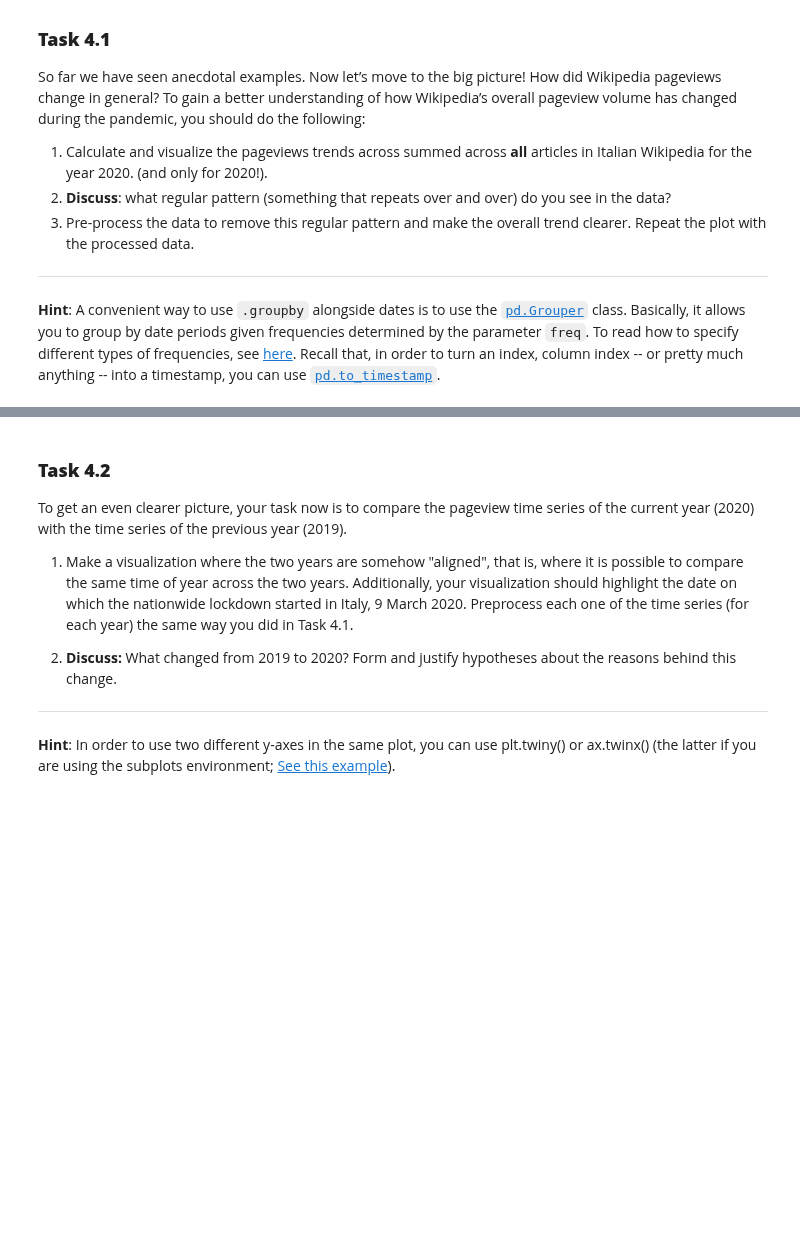
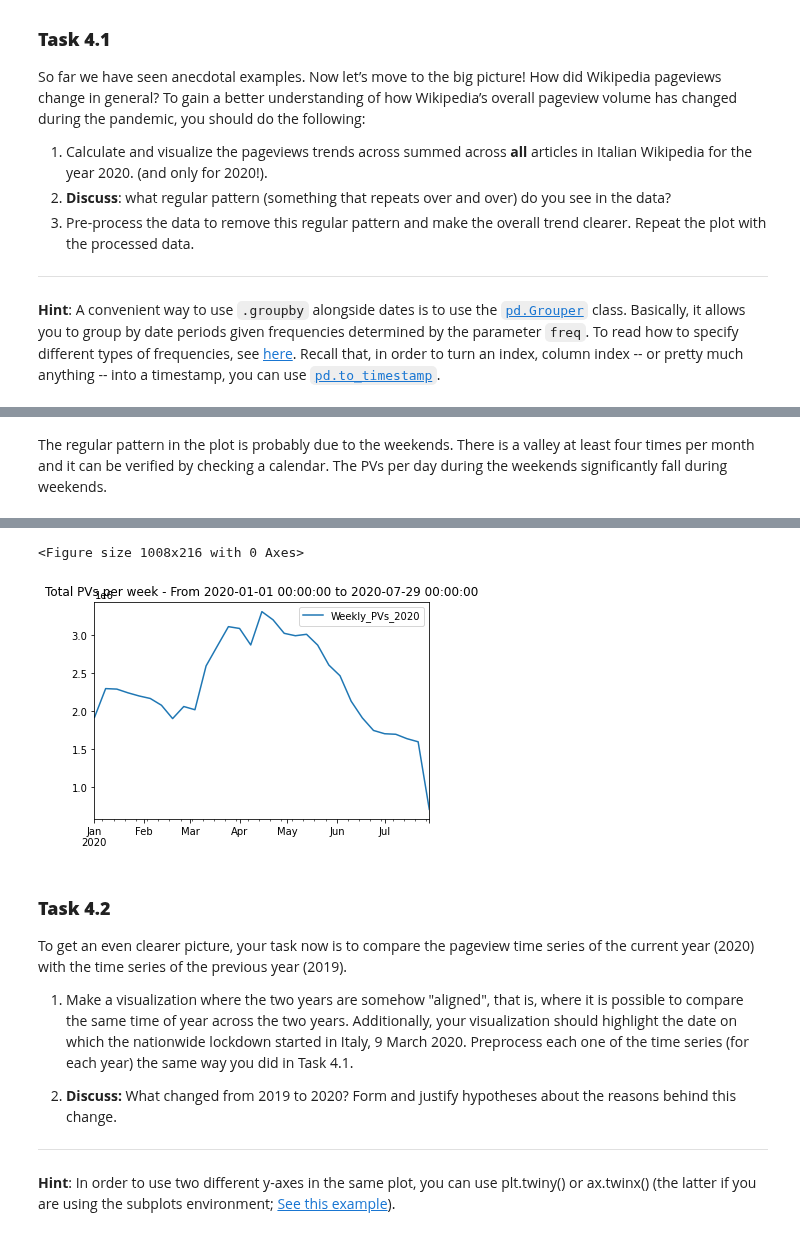
Before and after one commit to emarazz/ada_2020, a Jupyter notebook: Homework/01 - Pandas Data Wrangling and Data Viz/hw1.ipynb, the cells around one changed output, grey strips where cells are left out. Drawn from its saved outputs; the diff is of its cells as text; code cells hidden in the pictures; blank space fills up the shorter version.

```diff
--- a/Homework/01 - Pandas Data Wrangling and Data Viz/hw1.ipynb
+++ b/Homework/01 - Pandas Data Wrangling and Data Viz/hw1.ipynb
@@ -482,0 +471,12 @@ plt.figure(figsize=(14,3)) # change this if needed
+# %% [markdown]
+The regular pattern in the plot is probably due to the weekends. There is a valley at least four times per month and it can be verified by checking a calendar. The PVs per day during the weekends significantly fall during weekends.
+# %%
+plt.figure(figsize=(14,3)) # change this if needed
+
+### ~ 4.1.3
+# Plot the average PVs per week
+data_articles4_1 = data_articles4_1.groupby(pd.Grouper(freq='7D')).sum()
+data_articles4_1 = data_articles4_1.rename(columns={'Daily_PVs_2020':'Weekly_PVs_2020'})
+data_articles4_1.plot(y='Weekly_PVs_2020',title='Total PVs per week - From {} to {}'.format(
+                    data_articles4_1.index[0], data_articles4_1.index[-1]))
+# %% [output]
@@ -483,3 +484,5 @@ plt.figure(figsize=(14,3)) # change this if needed
+<Figure size 1008x216 with 0 Axes>
+[figure, added]
 # %% [markdown]
 ### **Task 4.2**
 
```
Also changed, not shown: parts of 8 cells of this notebook.
